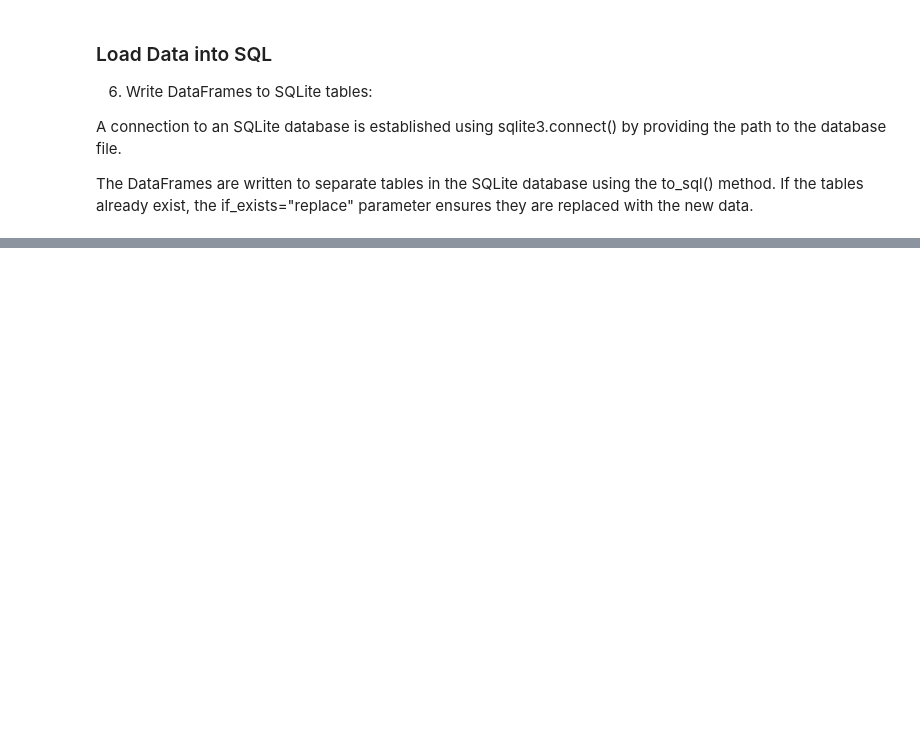
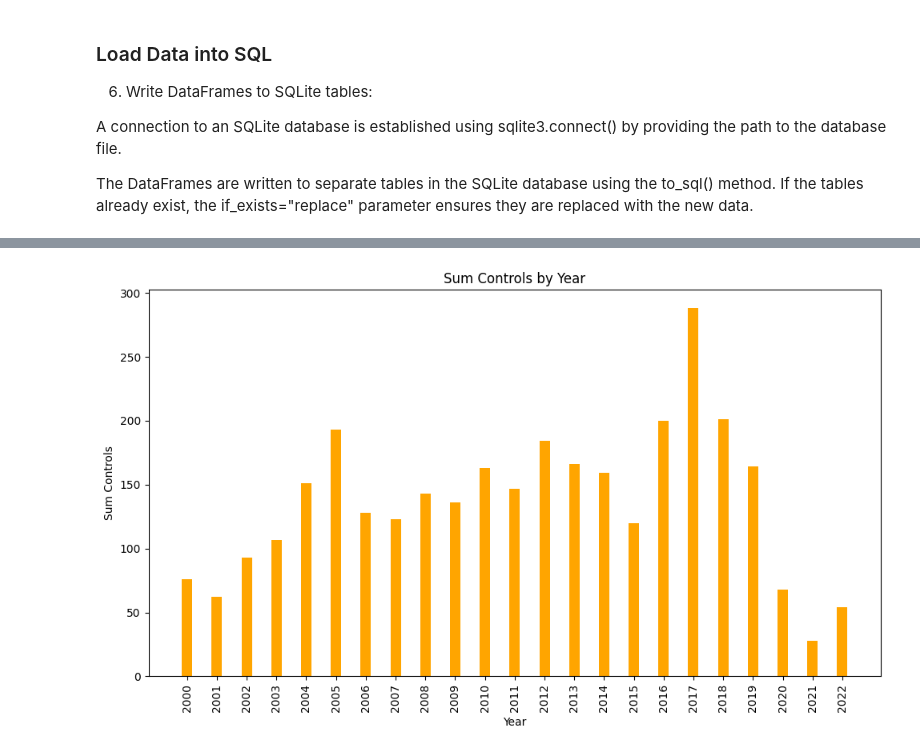
Before and after one commit to Magnus-schn/2023-amse-template_magnus, a Jupyter notebook: project/report.ipynb, the cells around one changed output, grey strips where cells are left out. Cells and saved outputs as stored; diff of their text form; code cells hidden in the pictures; blank space fills up the shorter version.

```diff
--- a/project/report.ipynb
+++ b/project/report.ipynb
@@ -123,7 +133,7 @@ A connection to an SQLite database is established using sqlite3.connect() by pro
 
 The DataFrames are written to separate tables in the SQLite database using the to_sql() method. If the tables already exist, the if_exists="replace" parameter ensures they are replaced with the new data.
 # %%
-conn = sqlite3.connect('C:\Users\magis\OneDrive\Desktop\data engineering\2023-amse-template_magnus\data\database.db')
+conn = sqlite3.connect('C:/Users/magis/OneDrive/Desktop/data engineering/2023-amse-template_magnus/data/database.db')
 
 df1.to_sql('Gefahrenkontrollen', conn, if_exists="replace")
 df2.to_sql('Gefahrgutzwischenfaelle', conn, if_exists="replace")
@@ -131,0 +262,34 @@ SyntaxError: (unicode error) 'unicodeescape' codec can't decode bytes in positio
+# %%
+query = '''
+SELECT Year,
+       `German air carriers`,
+       `Foreign air carriers`,
+       `Handling Agents`,
+       `German Airports and Aerodromes`,
+       `Express Courier with own aeroplanes`,
+       (`German air carriers` + `Foreign air carriers` + `Handling Agents` +
+        `German Airports and Aerodromes` + `Express Courier with own aeroplanes`) AS "sum controls"
+FROM Gefahrenkontrollen
+'''
+df_sum_controls = pd.read_sql_query(query, conn)
+fig, ax = plt.subplots(figsize=(10, 6))
+
+x = df_sum_controls['Year']
+y = df_sum_controls['sum controls']
+
+bar_width = 0.35
+
+bar_positions = [i for i in range(len(x))]
+
+bars = ax.bar(bar_positions, y, bar_width, color='orange')
+
+ax.set_xlabel('Year')
+ax.set_ylabel('Sum Controls')
+ax.set_title('Sum Controls by Year')
+ax.set_xticks(range(len(x)))
+ax.set_xticklabels(x, rotation=90)
+
+plt.tight_layout()
+plt.show()
+# %% [output]
+[figure, added]
```
Also changed, not shown: parts of 19 cells of this notebook, 3 other files.
